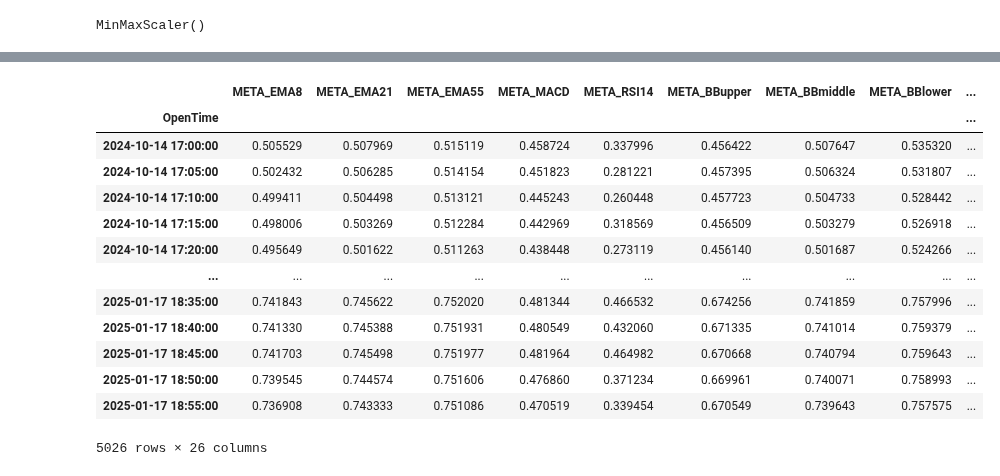
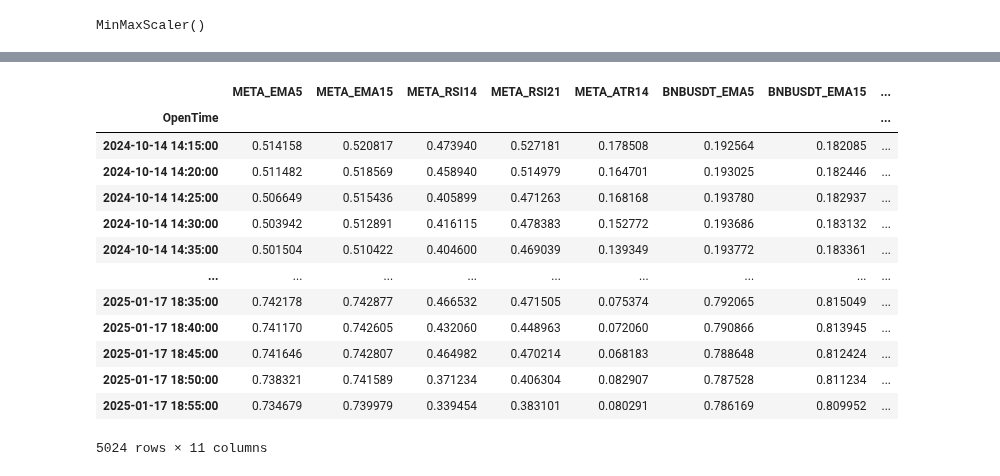
Before and after one commit to nite4/mscfe-masters-project, a Jupyter notebook: src/feature_engineering.ipynb, the cells around one changed output, grey strips where cells are left out. Drawn from its saved outputs; the diff is of its cells as text; code cells hidden in the pictures.

```diff
--- a/src/feature_engineering.ipynb
+++ b/src/feature_engineering.ipynb
@@ -49,0 +33,20 @@ Crypto:
+# %%
+print('********************')
+pairs = filtered['seriesX'].iloc[1:] + ' ' + filtered['seriesY'].iloc[1:]
+print('Trading pairs:')
+for p in pairs:
+    print(p)
+print('********************')
+
+unique_tickers = pd.concat([filtered['seriesX'].iloc[1:], filtered['seriesY'].iloc[1:]]).drop_duplicates()
+print('Unique tickers:')
+for ut in unique_tickers:
+    print(ut)
+print('********************')
+
+# Preview the source data
+file_key = 'df_full.csv'
+df_full = pd.read_csv('df_full.csv').drop(['Unnamed: 0'], axis=1)
+# obj = s3.get_object(Bucket=bucket_name, Key=file_key)
+# df_full = pd.read_csv(StringIO(obj['Body'].read().decode('utf-8'))).drop(['Unnamed: 0'], axis=1)
+display(df_full.sample(5))
@@ -82,0 +89,3 @@ close
+# %%
+feat = FeaturesEngineering()
+feat.default_config
@@ -164,7 +169,6 @@ plot_features(feat, features, title='BNBUSDT BB Indicators')
 # %%
-feat = feature_engineering.create_features(ticker_eqt, ticker_cpy, df_equity.reset_index(), df_crypto.reset_index(), config, dropna=True)
-feat_norm, standard_scaler = feature_engineering.normalized_features(feat, scaler='StandardScaler')
-feat_minmax, minmax_scaler = feature_engineering.normalized_features(feat, scaler='MinMax')
+df_norm, standard_scaler = feat.normalize_features(df_feat2, scaler='StandardScaler')
+df_minmax, minmax_scaler = feat.normalize_features(df_feat2, scaler='MinMax')
 # %%
 standard_scaler
 # %% [output]
@@ -193,17 +197,17 @@ feat_norm
 # %%
-feat_minmax
+df_minmax
 # %% [output]
-|  | META_EMA8 | META_EMA21 | META_EMA55 | META_MACD | META_RSI14 | META_BBupper | META_BBmiddle | META_BBlower | ... |
-| OpenTime |  |  |  |  |  |  |  |  | ... |
-| 2024-10-14 17:00:00 | 0.505529 | 0.507969 | 0.515119 | 0.458724 | 0.337996 | 0.456422 | 0.507647 | 0.535320 | ... |
-| 2024-10-14 17:05:00 | 0.502432 | 0.506285 | 0.514154 | 0.451823 | 0.281221 | 0.457395 | 0.506324 | 0.531807 | ... |
-| 2024-10-14 17:10:00 | 0.499411 | 0.504498 | 0.513121 | 0.445243 | 0.260448 | 0.457723 | 0.504733 | 0.528442 | ... |
-| 2024-10-14 17:15:00 | 0.498006 | 0.503269 | 0.512284 | 0.442969 | 0.318569 | 0.456509 | 0.503279 | 0.526918 | ... |
-| 2024-10-14 17:20:00 | 0.495649 | 0.501622 | 0.511263 | 0.438448 | 0.273119 | 0.456140 | 0.501687 | 0.524266 | ... |
-| ... | ... | ... | ... | ... | ... | ... | ... | ... | ... |
-| 2025-01-17 18:35:00 | 0.741843 | 0.745622 | 0.752020 | 0.481344 | 0.466532 | 0.674256 | 0.741859 | 0.757996 | ... |
-| 2025-01-17 18:40:00 | 0.741330 | 0.745388 | 0.751931 | 0.480549 | 0.432060 | 0.671335 | 0.741014 | 0.759379 | ... |
-| 2025-01-17 18:45:00 | 0.741703 | 0.745498 | 0.751977 | 0.481964 | 0.464982 | 0.670668 | 0.740794 | 0.759643 | ... |
-| 2025-01-17 18:50:00 | 0.739545 | 0.744574 | 0.751606 | 0.476860 | 0.371234 | 0.669961 | 0.740071 | 0.758993 | ... |
-| 2025-01-17 18:55:00 | 0.736908 | 0.743333 | 0.751086 | 0.470519 | 0.339454 | 0.670549 | 0.739643 | 0.757575 | ... |
+|  | META_EMA5 | META_EMA15 | META_RSI14 | META_RSI21 | META_ATR14 | BNBUSDT_EMA5 | BNBUSDT_EMA15 | ... |
+| OpenTime |  |  |  |  |  |  |  | ... |
+| 2024-10-14 14:15:00 | 0.514158 | 0.520817 | 0.473940 | 0.527181 | 0.178508 | 0.192564 | 0.182085 | ... |
+| 2024-10-14 14:20:00 | 0.511482 | 0.518569 | 0.458940 | 0.514979 | 0.164701 | 0.193025 | 0.182446 | ... |
+| 2024-10-14 14:25:00 | 0.506649 | 0.515436 | 0.405899 | 0.471263 | 0.168168 | 0.193780 | 0.182937 | ... |
+| 2024-10-14 14:30:00 | 0.503942 | 0.512891 | 0.416115 | 0.478383 | 0.152772 | 0.193686 | 0.183132 | ... |
+| 2024-10-14 14:35:00 | 0.501504 | 0.510422 | 0.404600 | 0.469039 | 0.139349 | 0.193772 | 0.183361 | ... |
+| ... | ... | ... | ... | ... | ... | ... | ... | ... |
+| 2025-01-17 18:35:00 | 0.742178 | 0.742877 | 0.466532 | 0.471505 | 0.075374 | 0.792065 | 0.815049 | ... |
+| 2025-01-17 18:40:00 | 0.741170 | 0.742605 | 0.432060 | 0.448963 | 0.072060 | 0.790866 | 0.813945 | ... |
+| 2025-01-17 18:45:00 | 0.741646 | 0.742807 | 0.464982 | 0.470214 | 0.068183 | 0.788648 | 0.812424 | ... |
+| 2025-01-17 18:50:00 | 0.738321 | 0.741589 | 0.371234 | 0.406304 | 0.082907 | 0.787528 | 0.811234 | ... |
+| 2025-01-17 18:55:00 | 0.734679 | 0.739979 | 0.339454 | 0.383101 | 0.080291 | 0.786169 | 0.809952 | ... |
-5026 rows × 26 columns
+5024 rows × 11 columns
```
Also changed, not shown: parts of 14 cells of this notebook, 1 other file.
